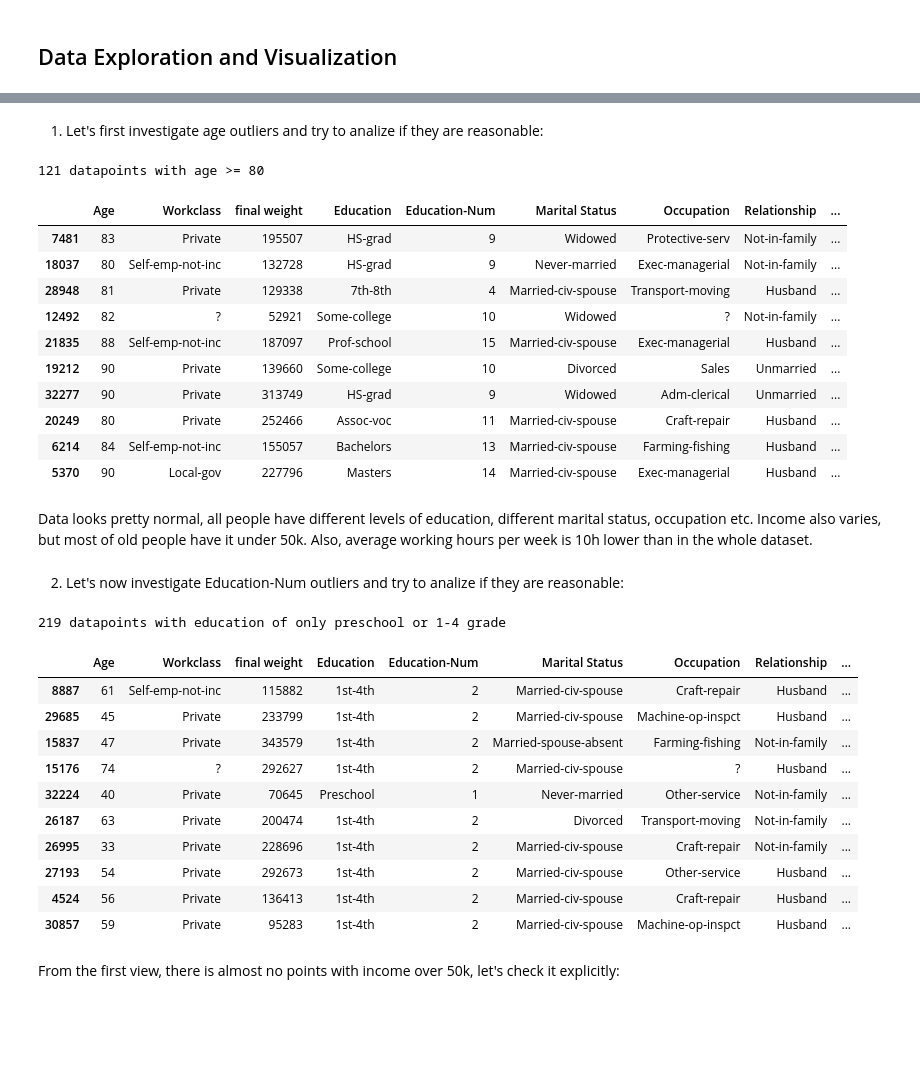
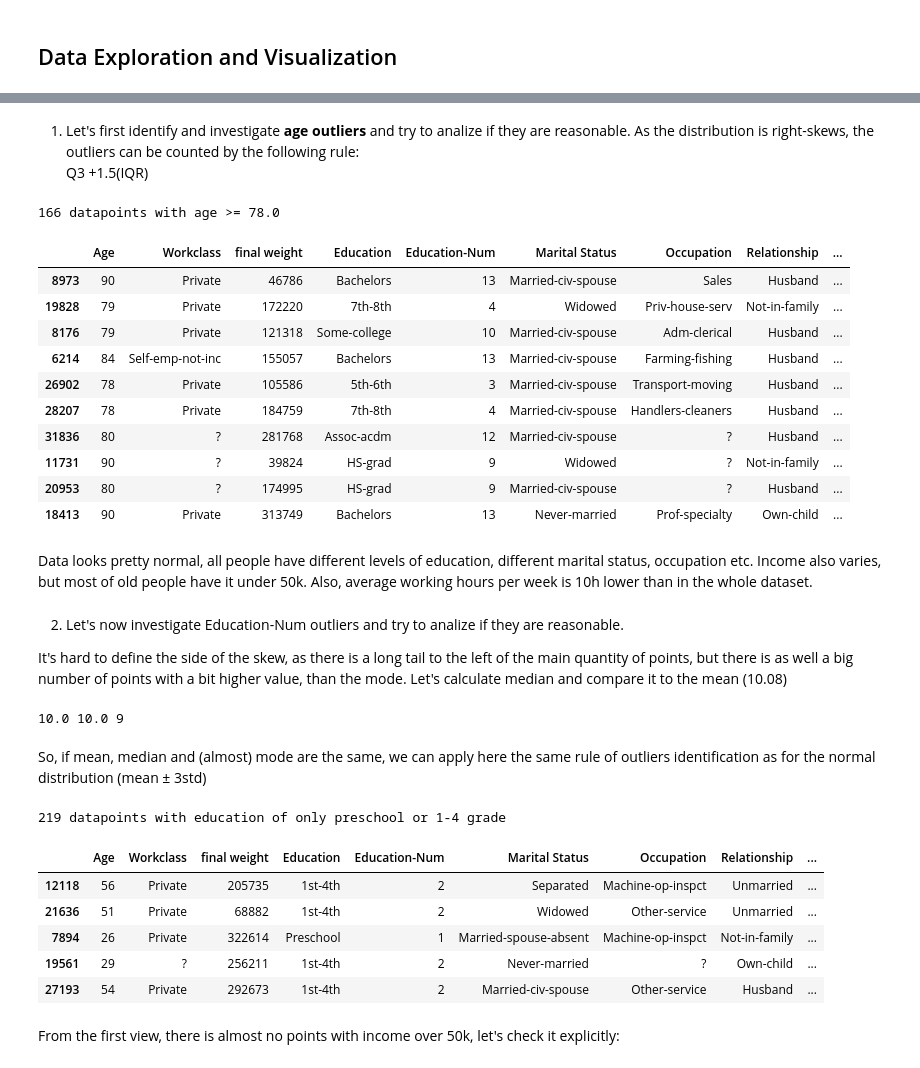
Before and after one commit to nadiia-duiunova/Adults_pet_project, a Jupyter notebook: Adult.ipynb, the cells around one changed output, grey strips where cells are left out. Drawn from its saved outputs; the diff is of its cells as text; code cells hidden in the pictures; blank space fills up the shorter version.

Commit message:
Add chi2 test, updated outliers identification

```diff
--- a/Adult.ipynb
+++ b/Adult.ipynb
@@ -76,43 +92,57 @@ df[['Age', 'Education-Num', 'Hours per week']].describe()
 # %% [markdown]
-1. Let's first investigate age outliers and try to analize if they are reasonable:
+1. Let's first identify and investigate **age outliers** and try to analize if they are reasonable. As the distribution is right-skews, the outliers can be counted by the following rule:
+Q3 +1.5(IQR)
 # %%
-age_outliers = df[df['Age']>=80]
-print(f'{age_outliers.shape[0]} datapoints with age >= 80')
+age_Q3 = np.percentile(df['Age'], [75])[0]
+age_IQR = stats.iqr(df['Age'], interpolation = 'midpoint')
+
+age_outlier_border = age_Q3 + 1.5*age_IQR
+
+age_outliers = df[df['Age']>=age_outlier_border]
+print(f'{age_outliers.shape[0]} datapoints with age >= {age_outlier_border}')
 age_outliers.sample(10)
 # %% [output]
-121 datapoints with age >= 80
+166 datapoints with age >= 78.0
 |  | Age | Workclass | final weight | Education | Education-Num | Marital Status | Occupation | Relationship | ... |
-| 7481 | 83 | Private | 195507 | HS-grad | 9 | Widowed | Protective-serv | Not-in-family | ... |
-| 18037 | 80 | Self-emp-not-inc | 132728 | HS-grad | 9 | Never-married | Exec-managerial | Not-in-family | ... |
-| 28948 | 81 | Private | 129338 | 7th-8th | 4 | Married-civ-spouse | Transport-moving | Husband | ... |
-| 12492 | 82 | ? | 52921 | Some-college | 10 | Widowed | ? | Not-in-family | ... |
-| 21835 | 88 | Self-emp-not-inc | 187097 | Prof-school | 15 | Married-civ-spouse | Exec-managerial | Husband | ... |
-| 19212 | 90 | Private | 139660 | Some-college | 10 | Divorced | Sales | Unmarried | ... |
-| 32277 | 90 | Private | 313749 | HS-grad | 9 | Widowed | Adm-clerical | Unmarried | ... |
-| 20249 | 80 | Private | 252466 | Assoc-voc | 11 | Married-civ-spouse | Craft-repair | Husband | ... |
+| 8973 | 90 | Private | 46786 | Bachelors | 13 | Married-civ-spouse | Sales | Husband | ... |
+| 19828 | 79 | Private | 172220 | 7th-8th | 4 | Widowed | Priv-house-serv | Not-in-family | ... |
+| 8176 | 79 | Private | 121318 | Some-college | 10 | Married-civ-spouse | Adm-clerical | Husband | ... |
 | 6214 | 84 | Self-emp-not-inc | 155057 | Bachelors | 13 | Married-civ-spouse | Farming-fishing | Husband | ... |
-| 5370 | 90 | Local-gov | 227796 | Masters | 14 | Married-civ-spouse | Exec-managerial | Husband | ... |
+| 26902 | 78 | Private | 105586 | 5th-6th | 3 | Married-civ-spouse | Transport-moving | Husband | ... |
+| 28207 | 78 | Private | 184759 | 7th-8th | 4 | Married-civ-spouse | Handlers-cleaners | Husband | ... |
+| 31836 | 80 | ? | 281768 | Assoc-acdm | 12 | Married-civ-spouse | ? | Husband | ... |
+| 11731 | 90 | ? | 39824 | HS-grad | 9 | Widowed | ? | Not-in-family | ... |
+| 20953 | 80 | ? | 174995 | HS-grad | 9 | Married-civ-spouse | ? | Husband | ... |
+| 18413 | 90 | Private | 313749 | Bachelors | 13 | Never-married | Prof-specialty | Own-child | ... |
 # %% [markdown]
 Data looks pretty normal, all people have different levels of education, different marital status, occupation etc. Income also varies, but most of old people have it under 50k. Also, average working hours per week is 10h lower than in the whole dataset.
-# %% [markdown]
-2. Let's now investigate Education-Num outliers and try to analize if they are reasonable:
+# %% [markdown]
+2. Let's now investigate Education-Num outliers and try to analize if they are reasonable.
+
+It's hard to define the side of the skew, as there is a long tail to the left of the main quantity of points, but there is as well a big number of points with a bit higher value, than the mode. Let's calculate median and compare it to the mean (10.08)
+# %%
+median = np.median(df['Education-Num'])
+mean = np.mean(df['Education-Num']).round()
+mode = stats.mode(df['Education-Num'], keepdims = False)[0]
+print(median, mean, mode)
+# %% [output]
+10.0 10.0 9
+# %% [markdown]
+So, if mean, median and (almost) mode are the same, we can apply here the same rule of outliers identification as for the normal distribution (mean ± 3std)
 # %%
-education_outliers = df[df['Education-Num']<=2]
+edu_outlier_border = (np.mean(df['Education-Num'])-3*np.std(df['Education-Num'])).round()
+
+education_outliers = df[df['Education-Num']<= edu_outlier_border]
 print(f'{education_outliers.shape[0]} datapoints with education of only preschool or 1-4 grade')
-education_outliers.sample(10)
+education_outliers.sample(5)
 # %% [output]
 219 datapoints with education of only preschool or 1-4 grade
 |  | Age | Workclass | final weight | Education | Education-Num | Marital Status | Occupation | Relationship | ... |
-| 8887 | 61 | Self-emp-not-inc | 115882 | 1st-4th | 2 | Married-civ-spouse | Craft-repair | Husband | ... |
-| 29685 | 45 | Private | 233799 | 1st-4th | 2 | Married-civ-spouse | Machine-op-inspct | Husband | ... |
-| 15837 | 47 | Private | 343579 | 1st-4th | 2 | Married-spouse-absent | Farming-fishing | Not-in-family | ... |
-| 15176 | 74 | ? | 292627 | 1st-4th | 2 | Married-civ-spouse | ? | Husband | ... |
-| 32224 | 40 | Private | 70645 | Preschool | 1 | Never-married | Other-service | Not-in-family | ... |
-| 26187 | 63 | Private | 200474 | 1st-4th | 2 | Divorced | Transport-moving | Not-in-family | ... |
-| 26995 | 33 | Private | 228696 | 1st-4th | 2 | Married-civ-spouse | Craft-repair | Not-in-family | ... |
+| 12118 | 56 | Private | 205735 | 1st-4th | 2 | Separated | Machine-op-inspct | Unmarried | ... |
+| 21636 | 51 | Private | 68882 | 1st-4th | 2 | Widowed | Other-service | Unmarried | ... |
+| 7894 | 26 | Private | 322614 | Preschool | 1 | Married-spouse-absent | Machine-op-inspct | Not-in-family | ... |
+| 19561 | 29 | ? | 256211 | 1st-4th | 2 | Never-married | ? | Own-child | ... |
 | 27193 | 54 | Private | 292673 | 1st-4th | 2 | Married-civ-spouse | Other-service | Husband | ... |
-| 4524 | 56 | Private | 136413 | 1st-4th | 2 | Married-civ-spouse | Craft-repair | Husband | ... |
-| 30857 | 59 | Private | 95283 | 1st-4th | 2 | Married-civ-spouse | Machine-op-inspct | Husband | ... |
 # %% [markdown]
 From the first view, there is almost no points with income over 50k, let's check it explicitly:
 # %%
```
Also changed, not shown: parts of 20 cells of this notebook, 1 other file.
